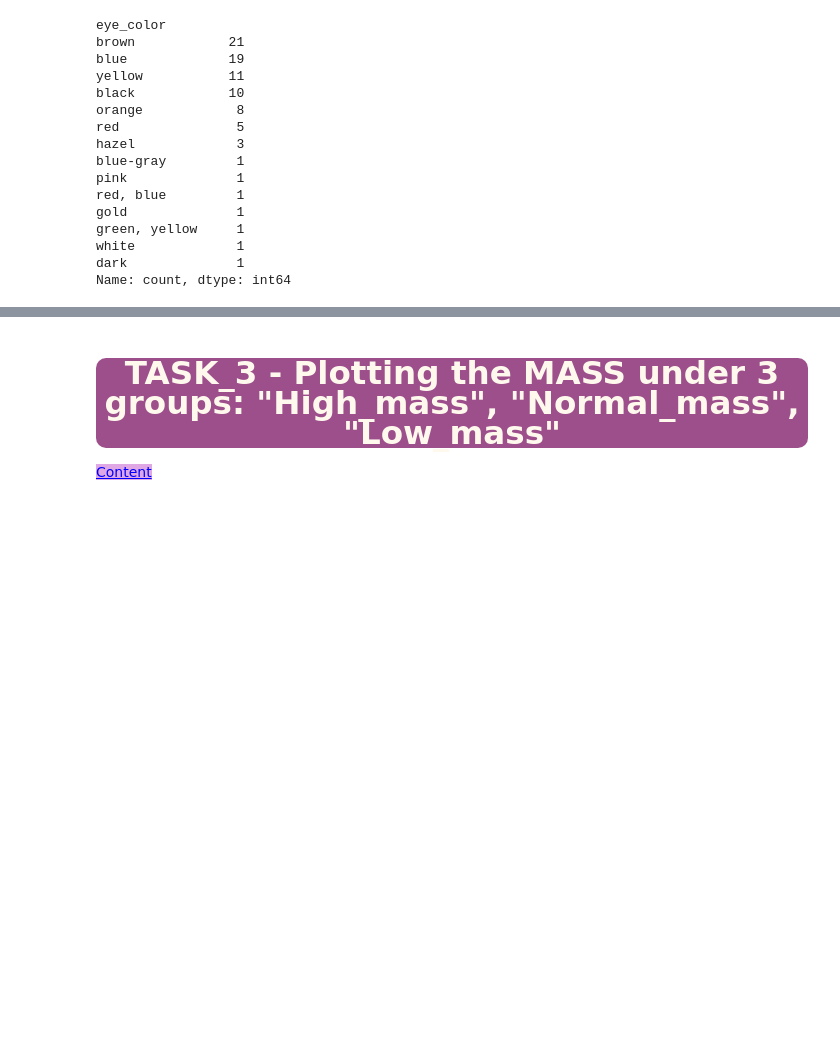
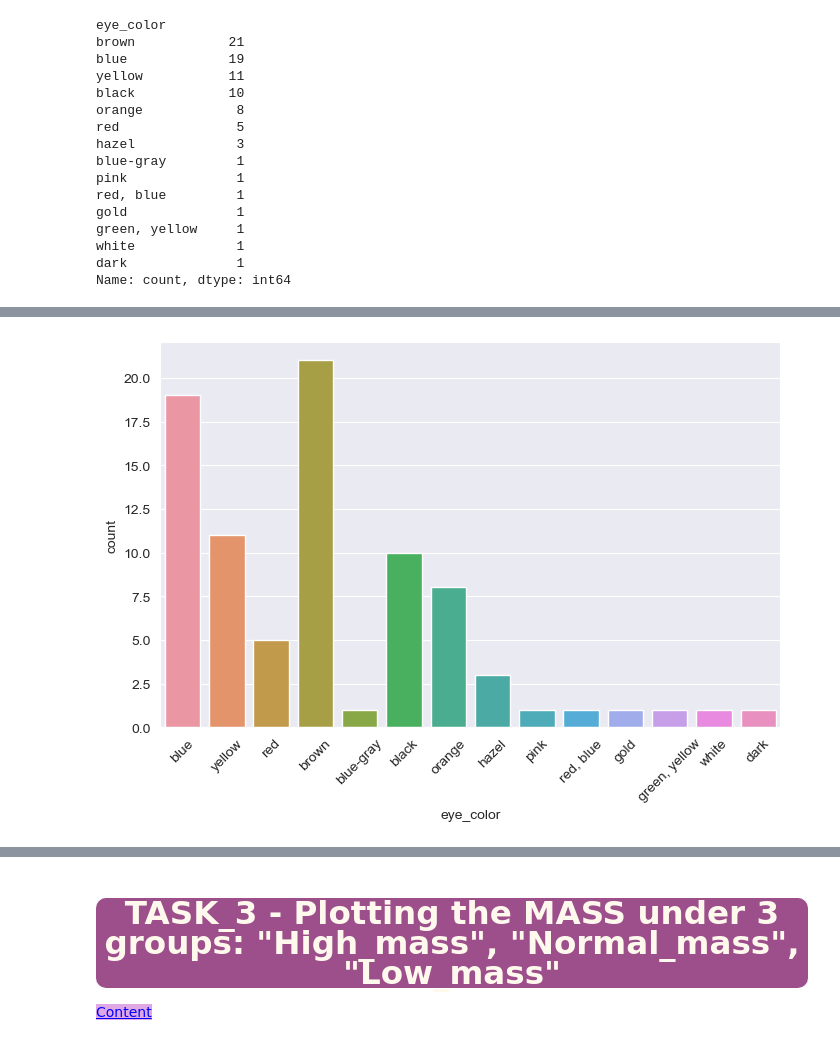
Before and after one commit to Nurdan10/Assignments, a Jupyter notebook: Ass_4/Star_Wars_Characters_assigment_2_Student (seaborn)_V02.ipynb, the cells around one changed output, grey strips where cells are left out. Cells and saved outputs as stored; diff of their text form; code cells hidden in the pictures; blank space fills up the shorter version.

```diff
--- a/Ass_4/Star_Wars_Characters_assigment_2_Student (seaborn)_V02.ipynb
+++ b/Ass_4/Star_Wars_Characters_assigment_2_Student (seaborn)_V02.ipynb
@@ -301,0 +408,7 @@ Name: count, dtype: int64
+# %%
+# with seaborn countplot
+plt.figure(figsize=(8, 5))
+plt.xticks(rotation=45)
+sns.countplot(data=df, x='eye_color');
+# %% [output]
+[figure, added]
```
Also changed, not shown: parts of 26 cells of this notebook.
